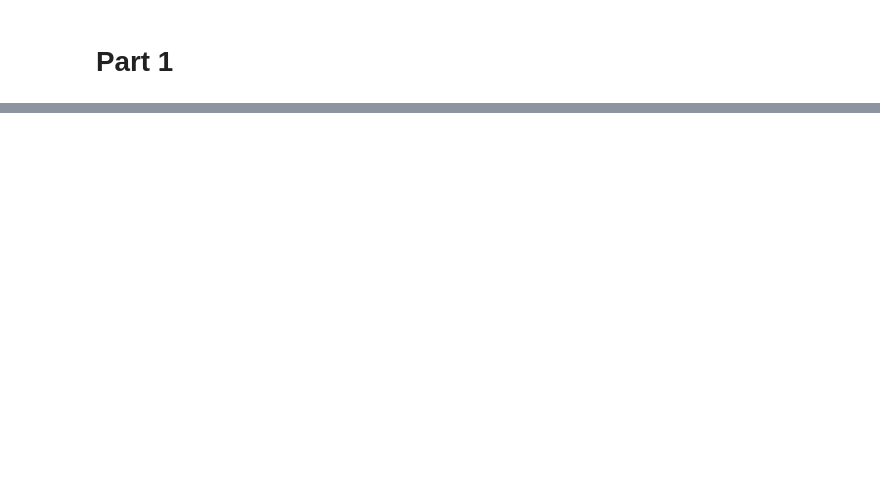
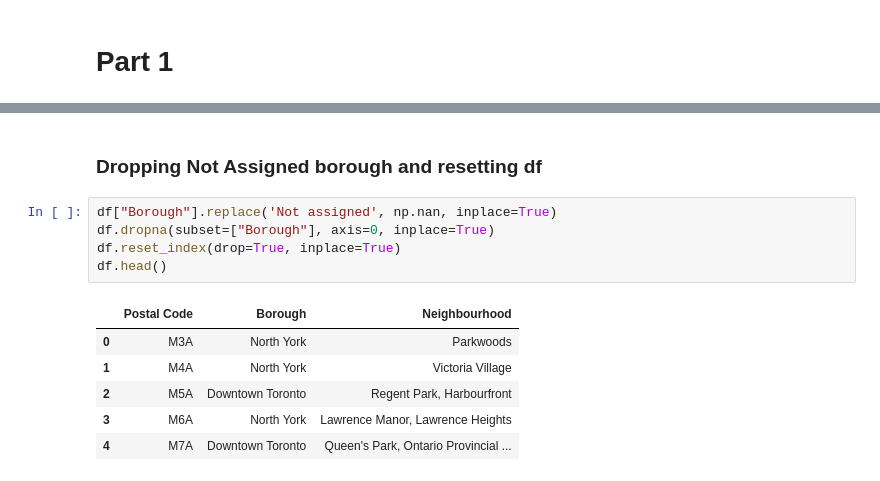
Before and after one commit to Ljiljanank/Capstone-Projekt, a Jupyter notebook: Segmenting and Clustering Neighborhoods in Toronto.ipynb, the cells around one changed output, grey strips where cells are left out. Cells and saved outputs as stored; diff of their text form; blank space fills up the shorter version.

```diff
--- a/Segmenting and Clustering Neighborhoods in Toronto.ipynb
+++ b/Segmenting and Clustering Neighborhoods in Toronto.ipynb
@@ -2,0 +43,14 @@
+# %% [markdown]
+### Dropping Not Assigned borough and resetting df
+# %%
+df["Borough"].replace('Not assigned', np.nan, inplace=True)
+df.dropna(subset=["Borough"], axis=0, inplace=True)
+df.reset_index(drop=True, inplace=True)
+df.head()
+# %% [output]
+|  | Postal Code | Borough | Neighbourhood |
+| 0 | M3A | North York | Parkwoods |
+| 1 | M4A | North York | Victoria Village |
+| 2 | M5A | Downtown Toronto | Regent Park, Harbourfront |
+| 3 | M6A | North York | Lawrence Manor, Lawrence Heights |
+| 4 | M7A | Downtown Toronto | Queen's Park, Ontario Provincial ... |
```
Also changed, not shown: parts of 20 cells of this notebook.
